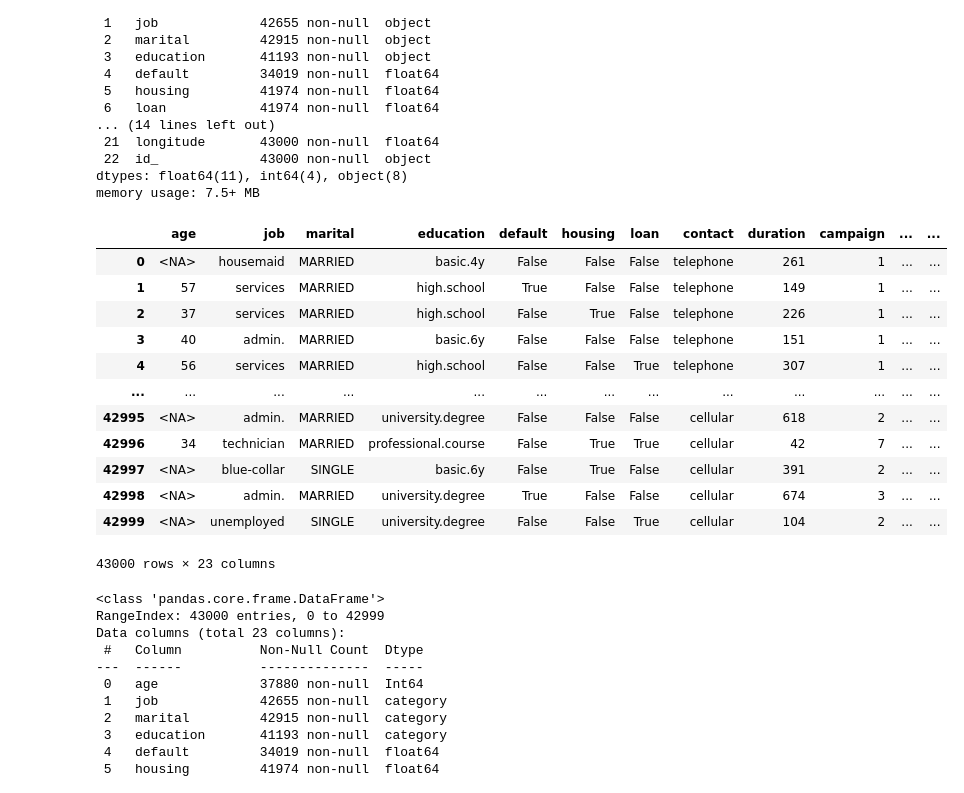
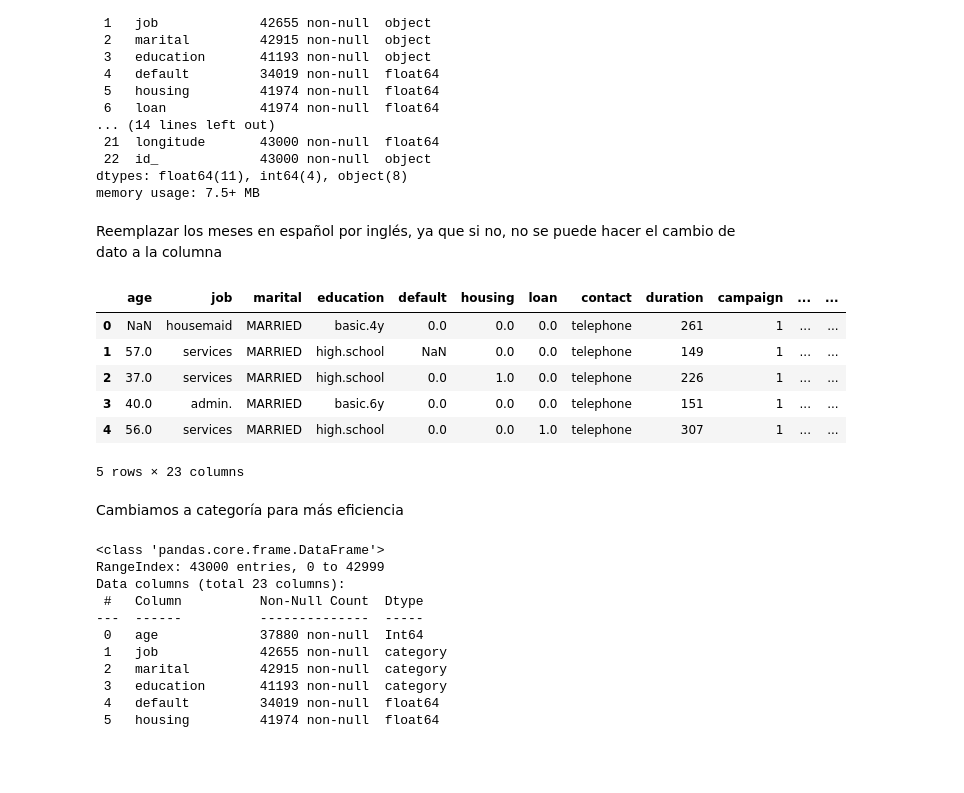
Before and after one commit to pablo98al/Entrega-Proyecto-Python-EDA, a Jupyter notebook: EDA/EDA_bank-additional.ipynb, the cells around one changed output. Cells and saved outputs as stored; diff of their text form; code cells hidden in the pictures; blank space fills up the shorter version.

```diff
--- a/EDA/EDA_bank-additional.ipynb
+++ b/EDA/EDA_bank-additional.ipynb
@@ -54,5 +56,5 @@ dtype: object
 # %%
-df_bank.drop('Unnamed: 0', axis = 1, inplace = True) #Eliminamos la columna 'unnamed: 0' por que no es de utilidad
+df_bank = df_bank.drop('Unnamed: 0', axis = 1)
 # %%
 df_bank.info()
 # %% [output]
@@ -180,0 +160,2 @@ for es, en in meses.items():
+# %% [markdown]
+Reemplazar los meses en español por inglés, ya que si no, no se puede hacer el cambio de dato a la columna
@@ -181,20 +173,16 @@ for es, en in meses.items():
 # %%
 df_bank['date'] = pd.to_datetime(df_bank['date']) #cambiamos la columna de fecha
-df_bank
+df_bank.head(5)
 # %% [output]
 |  | age | job | marital | education | default | housing | loan | contact | duration | campaign | ... | ... |
-| 0 | <NA> | housemaid | MARRIED | basic.4y | False | False | False | telephone | 261 | 1 | ... | ... |
-| 1 | 57 | services | MARRIED | high.school | True | False | False | telephone | 149 | 1 | ... | ... |
-| 2 | 37 | services | MARRIED | high.school | False | True | False | telephone | 226 | 1 | ... | ... |
-| 3 | 40 | admin. | MARRIED | basic.6y | False | False | False | telephone | 151 | 1 | ... | ... |
-| 4 | 56 | services | MARRIED | high.school | False | False | True | telephone | 307 | 1 | ... | ... |
-| ... | ... | ... | ... | ... | ... | ... | ... | ... | ... | ... | ... | ... |
-| 42995 | <NA> | admin. | MARRIED | university.degree | False | False | False | cellular | 618 | 2 | ... | ... |
-| 42996 | 34 | technician | MARRIED | professional.course | False | True | True | cellular | 42 | 7 | ... | ... |
-| 42997 | <NA> | blue-collar | SINGLE | basic.6y | False | True | False | cellular | 391 | 2 | ... | ... |
-| 42998 | <NA> | admin. | MARRIED | university.degree | True | False | False | cellular | 674 | 3 | ... | ... |
-| 42999 | <NA> | unemployed | SINGLE | university.degree | False | False | True | cellular | 104 | 2 | ... | ... |
+| 0 | NaN | housemaid | MARRIED | basic.4y | 0.0 | 0.0 | 0.0 | telephone | 261 | 1 | ... | ... |
+| 1 | 57.0 | services | MARRIED | high.school | NaN | 0.0 | 0.0 | telephone | 149 | 1 | ... | ... |
+| 2 | 37.0 | services | MARRIED | high.school | 0.0 | 1.0 | 0.0 | telephone | 226 | 1 | ... | ... |
+| 3 | 40.0 | admin. | MARRIED | basic.6y | 0.0 | 0.0 | 0.0 | telephone | 151 | 1 | ... | ... |
+| 4 | 56.0 | services | MARRIED | high.school | 0.0 | 0.0 | 1.0 | telephone | 307 | 1 | ... | ... |
-43000 rows × 23 columns
+5 rows × 23 columns
+# %% [markdown]
+Cambiamos a categoría para más eficiencia
 # %%
 cols_cat = ['job', 'marital', 'education', 'contact', 'poutcome']
 df_bank[cols_cat] = df_bank[cols_cat].astype('category')
```
Also changed, not shown: parts of 41 cells of this notebook, 7 other files.
